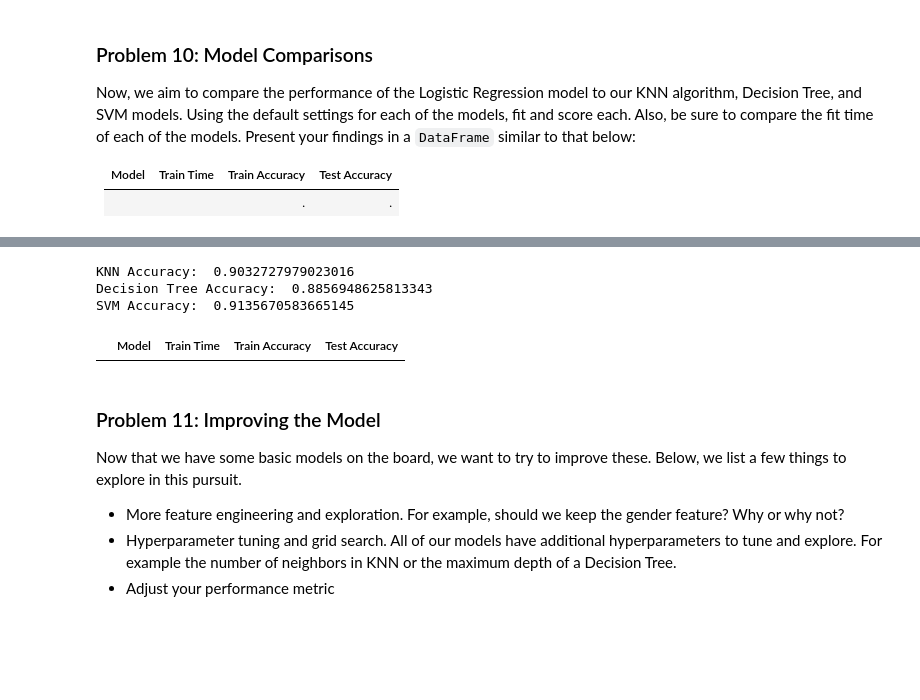
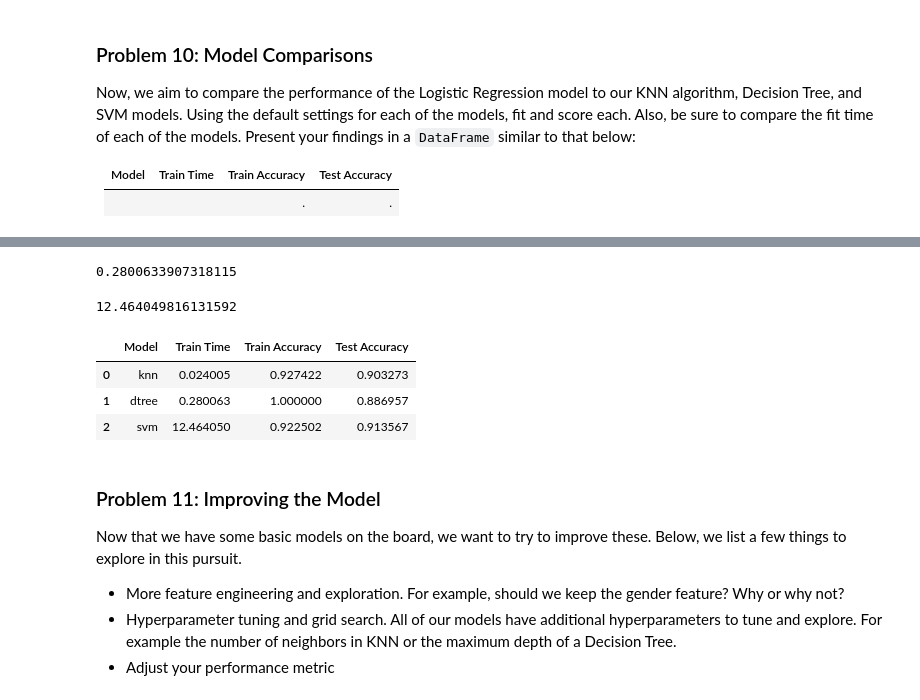
Before and after one commit to Naknak360/comparing_classifiers, a Jupyter notebook: prompt_III.ipynb, the cells around one changed output, grey strips where cells are left out. Cells and saved outputs as stored; diff of their text form; code cells hidden in the pictures; blank space fills up the shorter version.

```diff
--- a/prompt_III.ipynb
+++ b/prompt_III.ipynb
@@ -198,25 +230,54 @@ knn_preds = knn.predict(X_test)
 # %%
-dtree = DecisionTreeClassifier().fit(X_train, y_train)
-dtree_preds = dtree.predict(X_test)
+dtree = DecisionTreeClassifier()
+
+start = time()
+dtree.fit(X_train, y_train)
+end = time()
+
+dtree_train_preds = dtree.predict(X_train)
+dtree_test_preds = dtree.predict(X_test)
+
+dtree_train_time = end - start
+print(dtree_train_time)
+# %% [output]
+0.2800633907318115
 # %%
-svm = SVC().fit(X_train, y_train)
-svm_preds = svm.predict(X_test)
+svm = SVC()
+
+start = time()
+svm.fit(X_train, y_train)
+end = time()
+
+svm_train_preds = svm.predict(X_train)
+svm_test_preds = svm.predict(X_test)
+
+svm_train_time = end - start
+print(svm_train_time)
+# %% [output]
+12.464049816131592
-# %%
-knn_acc = accuracy_score(y_test, knn_preds)
-dtree_acc = accuracy_score(y_test, dtree_preds)
-svm_acc = accuracy_score(y_test, svm_preds)
-
-print(f'KNN Accuracy: ', knn_acc)
-print(f'Decision Tree Accuracy: ', dtree_acc)
-print(f'SVM Accuracy: ', svm_acc)
-# %% [output]
-KNN Accuracy:  0.9032727979023016
-Decision Tree Accuracy:  0.8856948625813343
-SVM Accuracy:  0.9135670583665145
-# %%
-pd.DataFrame(columns=['Model', 'Train Time', 'Train Accuracy', 'Test Accuracy'])
-# %% [output]
-|  | Model | Train Time | Train Accuracy | Test Accuracy |
+# %%
+knn_train_acc = accuracy_score(y_train, knn_train_preds)
+dtree_train_acc = accuracy_score(y_train, dtree_train_preds)
+svm_train_acc = accuracy_score(y_train, svm_train_preds)
+
+knn_test_acc = accuracy_score(y_test, knn_test_preds)
+dtree_test_acc = accuracy_score(y_test, dtree_test_preds)
+svm_test_acc = accuracy_score(y_test, svm_test_preds)
+# %%
+data = {
+    'Model': ['knn', 'dtree', 'svm'],
+    'Train Time': [knn_train_time, dtree_train_time, svm_train_time],
+    'Train Accuracy': [knn_train_acc, dtree_train_acc, svm_train_acc],
+    'Test Accuracy': [knn_test_acc, dtree_test_acc, svm_test_acc]
+}
+
+comparisons = pd.DataFrame(data)
+comparisons
+# %% [output]
+|  | Model | Train Time | Train Accuracy | Test Accuracy |
+| 0 | knn | 0.024005 | 0.927422 | 0.903273 |
+| 1 | dtree | 0.280063 | 1.000000 | 0.886957 |
+| 2 | svm | 12.464050 | 0.922502 | 0.913567 |
 # %% [markdown]
 ### Problem 11: Improving the Model
 
```
Also changed, not shown: parts of 12 cells of this notebook.
